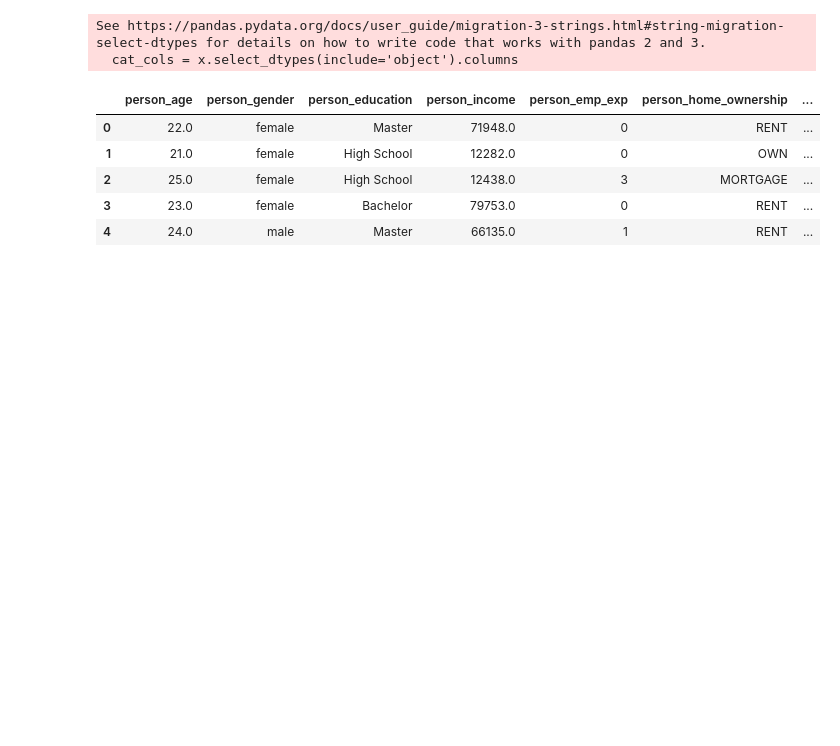
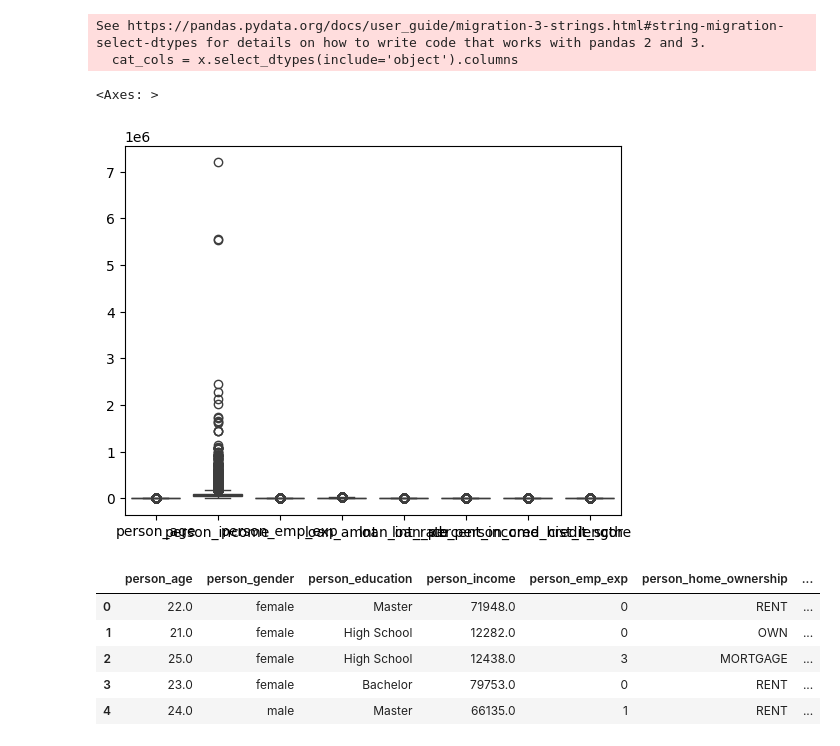
Before and after one commit to dhanush0823-git/Machine_Learning01, a Jupyter notebook: LogisticRegression/loan_data.ipynb, the cells around one changed output. Saved outputs shown, nothing was run; the diff lists cells and outputs as text; code cells hidden in the pictures; blank space fills up the shorter version.

```diff
--- a/LogisticRegression/loan_data.ipynb
+++ b/LogisticRegression/loan_data.ipynb
@@ -57,6 +57,11 @@ cat_cols = x.select_dtypes(include='object').columns
 # %% [output]
 See https://pandas.pydata.org/docs/user_guide/migration-3-strings.html#string-migration-select-dtypes for details on how to write code that works with pandas 2 and 3.
   cat_cols = x.select_dtypes(include='object').columns
+# %%
+sns.boxplot(df[num_cols])
+# %% [output]
+<Axes: >
+[figure, added]
 # %%
 xtrain,xtest,ytrain,ytest = train_test_split(x,y,train_size=0.8,random_state=42)
 # %%
```
Also changed, not shown: parts of 10 cells of this notebook, 1 other file.
